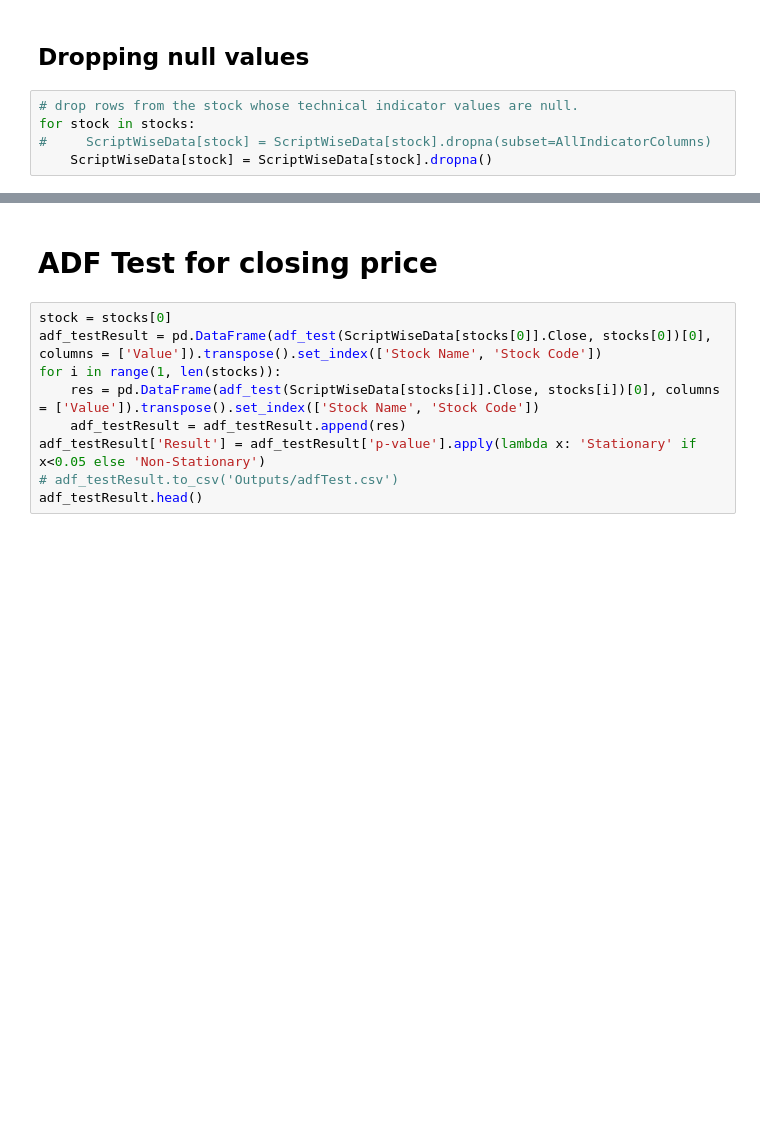
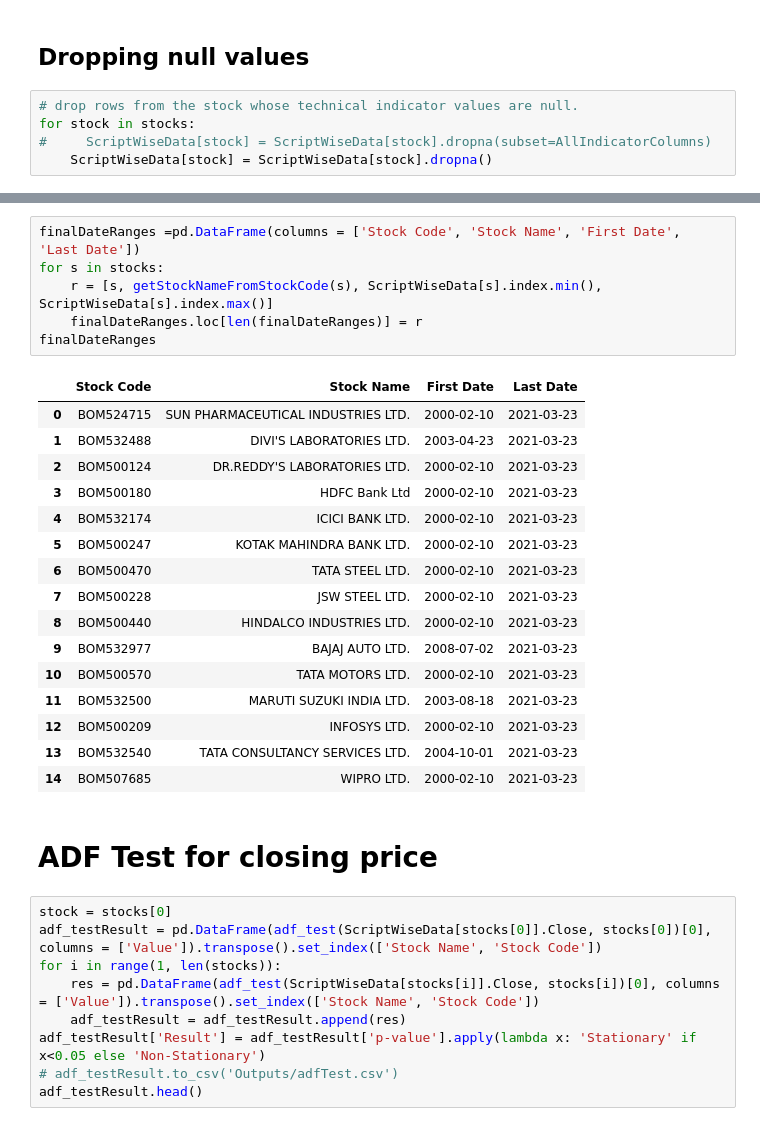
Before and after one commit to acamit/DataScience, a Jupyter notebook: Thesis work/Code/Thesis_Implementation Models.ipynb, the cells around one changed output, grey strips where cells are left out. Cells and saved outputs as stored; diff of their text form; blank space fills up the shorter version.

```diff
--- a/Thesis work/Code/Thesis_Implementation Models.ipynb
+++ b/Thesis work/Code/Thesis_Implementation Models.ipynb
@@ -417,6 +477,29 @@ getNullValuesForSetOfStocks()
 | MACD | 0 | 0 | 0 | 0 | 0 | ... |
 | adx | 0 | 0 | 0 | 0 | 0 | ... |
 | OBV | 0 | 0 | 0 | 0 | 0 | ... |
+# %%
+finalDateRanges =pd.DataFrame(columns = ['Stock Code', 'Stock Name', 'First Date', 'Last Date'])
+for s in stocks:
+    r = [s, getStockNameFromStockCode(s), ScriptWiseData[s].index.min(),  ScriptWiseData[s].index.max()]
+    finalDateRanges.loc[len(finalDateRanges)] = r
+finalDateRanges
+# %% [output]
+|  | Stock Code | Stock Name | First Date | Last Date |
+| 0 | BOM524715 | SUN PHARMACEUTICAL INDUSTRIES LTD. | 2000-02-10 | 2021-03-23 |
+| 1 | BOM532488 | DIVI'S LABORATORIES LTD. | 2003-04-23 | 2021-03-23 |
+| 2 | BOM500124 | DR.REDDY'S LABORATORIES LTD. | 2000-02-10 | 2021-03-23 |
+| 3 | BOM500180 | HDFC Bank Ltd | 2000-02-10 | 2021-03-23 |
+| 4 | BOM532174 | ICICI BANK LTD. | 2000-02-10 | 2021-03-23 |
+| 5 | BOM500247 | KOTAK MAHINDRA BANK LTD. | 2000-02-10 | 2021-03-23 |
+| 6 | BOM500470 | TATA STEEL LTD. | 2000-02-10 | 2021-03-23 |
+| 7 | BOM500228 | JSW STEEL LTD. | 2000-02-10 | 2021-03-23 |
+| 8 | BOM500440 | HINDALCO INDUSTRIES LTD. | 2000-02-10 | 2021-03-23 |
+| 9 | BOM532977 | BAJAJ AUTO LTD. | 2008-07-02 | 2021-03-23 |
+| 10 | BOM500570 | TATA MOTORS LTD. | 2000-02-10 | 2021-03-23 |
+| 11 | BOM532500 | MARUTI SUZUKI INDIA LTD. | 2003-08-18 | 2021-03-23 |
+| 12 | BOM500209 | INFOSYS LTD. | 2000-02-10 | 2021-03-23 |
+| 13 | BOM532540 | TATA CONSULTANCY SERVICES LTD. | 2004-10-01 | 2021-03-23 |
+| 14 | BOM507685 | WIPRO LTD. | 2000-02-10 | 2021-03-23 |
 # %% [markdown]
 # ADF Test for closing price
 # %%
```
Also changed, not shown: parts of 40 cells of this notebook, 5 other files.
